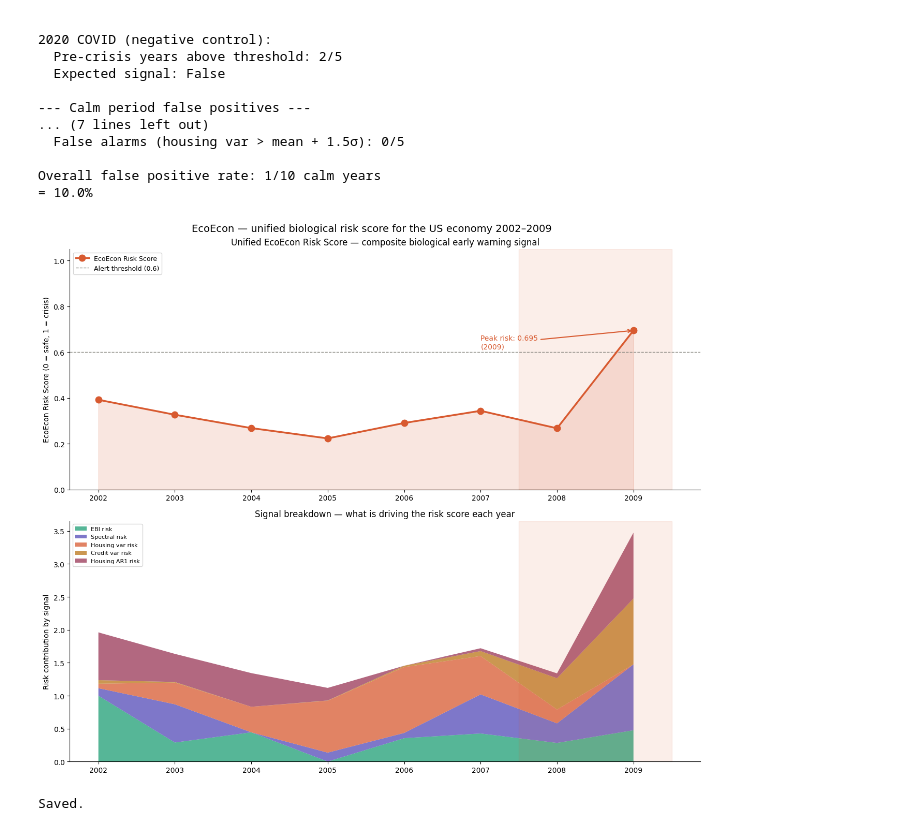
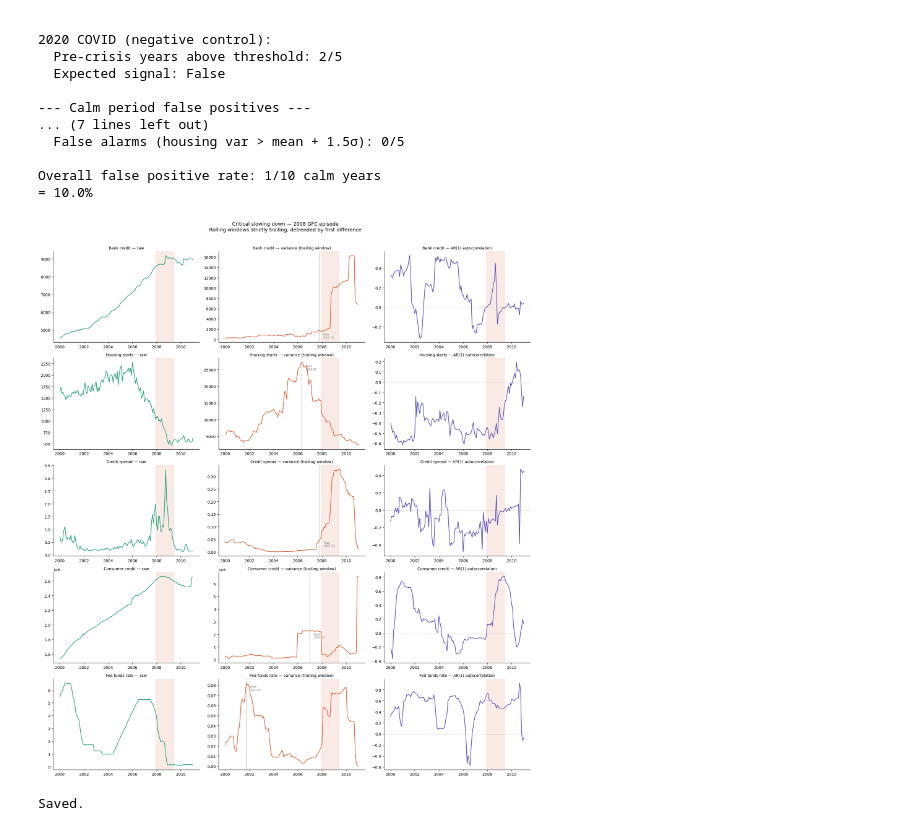
Before and after one commit to Abhiv1028/EcoEcon, a Jupyter notebook: notebooks/02_critical_slowing_down.ipynb, the cells around one changed output. Saved outputs shown, nothing was run; the diff lists cells and outputs as text; code cells hidden in the pictures.

Commit message:
Phase 2: multi-episode CSD, leakage fix, 2020 negative control, false positive analysis

```diff
--- a/notebooks/02_critical_slowing_down.ipynb
+++ b/notebooks/02_critical_slowing_down.ipynb
@@ -413,65 +626,61 @@ Alert threshold: 0.6
 Overall false positive rate: 1/10 calm years
 = 10.0%
 # %%
-fig, axes = plt.subplots(2, 1, figsize=(13, 11))
+# Cell 8 — Monthly CSD plots for 2008 episode only
+fig, axes = plt.subplots(5, 3, figsize=(18, 20))
+crisis_start = EPISODES['2008']['crisis_start']
+crisis_end   = EPISODES['2008']['crisis_end']
 
-years_int = master['year'].tolist()
-crisis_shade = dict(alpha=0.10, color='#D85A30')
+# Slice to 2008 episode window only
+slice_start = pd.Timestamp('2000-01-01')
+slice_end   = pd.Timestamp('2011-01-01')
 
-# --- Top panel: Risk score over time ---
-ax1 = axes[0]
-risk = master['ecoecon_risk_score'].tolist()
+for i, (name, res) in enumerate(csd_results.items()):
+    monthly = res['monthly'][slice_start:slice_end]
+    var     = res['variance'][slice_start:slice_end]
+    ar1     = res['ar1'][slice_start:slice_end]
 
-ax1.fill_between(years_int, risk, 0, alpha=0.15, color='#D85A30')
-ax1.plot(years_int, risk, color='#D85A30', linewidth=2.5,
-         marker='o', markersize=9, zorder=3, label='EcoEcon Risk Score')
+    ax1 = axes[i, 0]
+    ax1.plot(monthly.index, monthly.values, color='#1D9E75', linewidth=1.5)
+    ax1.axvspan(crisis_start, crisis_end, alpha=0.12, color='#D85A30')
+    ax1.set_title(f'{name} — raw', fontsize=10, fontweight='normal')
+    ax1.spines['top'].set_visible(False)
+    ax1.spines['right'].set_visible(False)
 
-# Danger threshold line
-ax1.axhline(0.6, color='#888780', linewidth=1, linestyle='--', label='Alert threshold (0.6)')
-ax1.axvspan(2007.5, 2009.5, **crisis_shade)
+    ax2 = axes[i, 1]
+    ax2.plot(var.index, var.values, color='#D85A30', linewidth=1.5)
+    ax2.axvspan(crisis_start, crisis_end, alpha=0.12, color='#D85A30')
+    pre_crisis_var = var[var.index < crisis_start].dropna()
+    if len(pre_crisis_var) > 0:
+        peak_date = pre_crisis_var.idxmax()
+        peak_val  = pre_crisis_var.max()
+        ax2.axvline(peak_date, color='#888780', linewidth=1, linestyle='--')
+        ax2.annotate(f'Peak\n{peak_date.strftime("%Y-%m")}',
+                     xy=(peak_date, peak_val),
+                     xytext=(10, -20), textcoords='offset points',
+                     fontsize=7, color='#888780')
+    ax2.set_title(f'{name} — variance (trailing window)', fontsize=10, fontweight='normal')
+    ax2.spines['top'].set_visible(False)
+    ax2.spines['right'].set_visible(False)
 
-# Annotate peak risk
-peak_year = years_int[risk.index(max(risk))]
-ax1.annotate(f'Peak risk: {max(risk):.3f}\n({peak_year})',
-             xy=(peak_year, max(risk)),
-             xytext=(peak_year - 2, max(risk) - 0.08),
-             arrowprops=dict(arrowstyle='->', color='#D85A30', lw=1.5),
-             fontsize=10, color='#D85A30')
+    ax3 = axes[i, 2]
+    ax3.plot(ar1.index, ar1.values, color='#534AB7', linewidth=1.5)
+    ax3.axvspan(crisis_start, crisis_end, alpha=0.12, color='#D85A30')
+    ax3.axhline(0, color='#888780', linewidth=0.5, linestyle='--')
+    ax3.set_title(f'{name} — AR(1) autocorrelation', fontsize=10, fontweight='normal')
+    ax3.spines['top'].set_visible(False)
+    ax3.spines['right'].set_visible(False)
 
-ax1.set_ylabel('EcoEcon Risk Score (0 = safe, 1 = crisis)')
-ax1.set_title('Unified EcoEcon Risk Score — composite biological early warning signal',
-              fontsize=12, fontweight='normal')
-ax1.set_ylim(0, 1.05)
-ax1.set_xticks(years_int)
-ax1.legend(fontsize=9)
-ax1.spines['top'].set_visible(False)
-ax1.spines['right'].set_visible(False)
-
-# --- Bottom panel: Signal breakdown stacked area ---
-ax2 = axes[1]
-
-components = risk_components.values.T
-labels = ['EBI risk', 'Spectral risk', 'Housing var risk',
-          'Credit var risk', 'Housing AR1 risk']
-colors = ['#1D9E75', '#534AB7', '#D85A30', '#BA7517', '#993556']
-
-ax2.stackplot(years_int, components, labels=labels, colors=colors, alpha=0.75)
-ax2.axvspan(2007.5, 2009.5, **crisis_shade)
-ax2.set_ylabel('Risk contribution by signal')
-ax2.set_title('Signal breakdown — what is driving the risk score each year',
-              fontsize=12, fontweight='normal')
-ax2.set_xticks(years_int)
-ax2.legend(fontsize=8, loc='upper left')
-ax2.spines['top'].set_visible(False)
-ax2.spines['right'].set_visible(False)
-
-plt.suptitle('EcoEcon — unified biological risk score for the US economy 2002–2009',
-             fontsize=14, fontweight='normal')
+plt.suptitle(
+    'Critical slowing down — 2008 GFC episode\n'
+    'Rolling windows strictly trailing, detrended by first difference',
+    fontsize=13, fontweight='normal', y=1.01
+)
 plt.tight_layout()
-plt.savefig('../data/ecoecon_risk_score.png', dpi=150, bbox_inches='tight')
+plt.savefig('../data/csd_2008_episode.png', dpi=150, bbox_inches='tight')
 plt.show()
 print("Saved.")
 # %% [output]
-[figure, old version]
+[figure, new version]
 Saved.
 # %%
```
Also changed, not shown: parts of 8 cells of this notebook.
